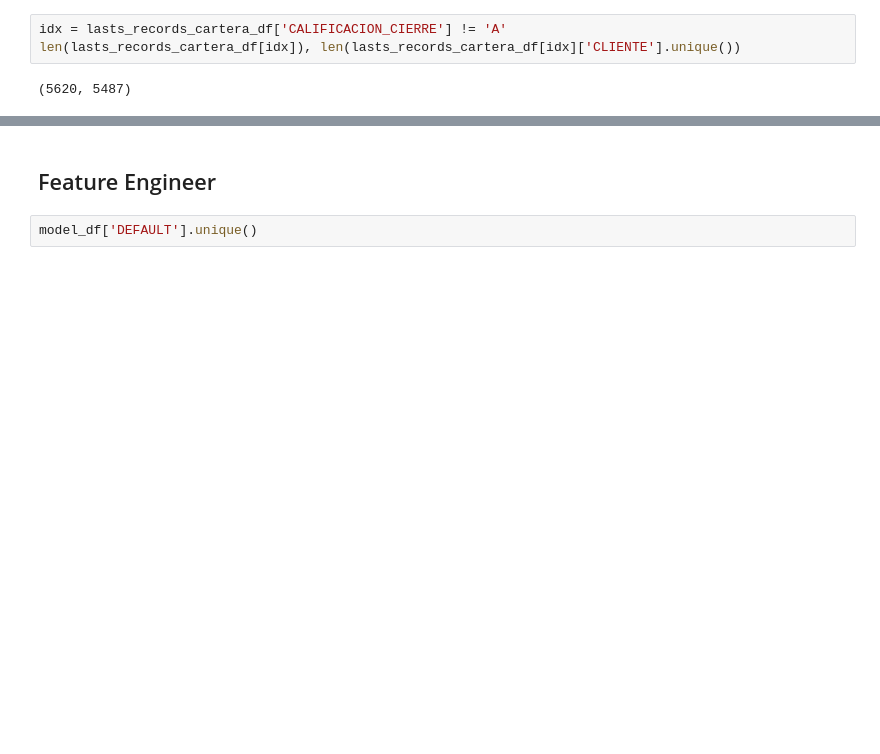
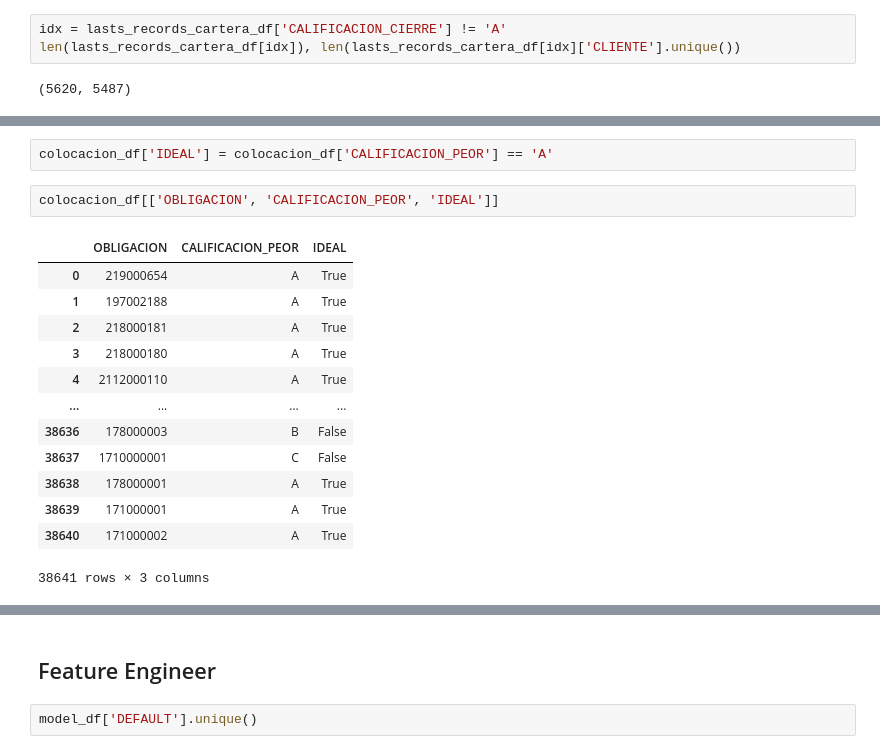
Before and after one commit to hdt94/ds4a-project, a Jupyter notebook: analytics/exploring/Modeling_Linear.ipynb, the cells around one changed output, grey strips where cells are left out. Drawn from its saved outputs; the diff is of its cells as text; blank space fills up the shorter version.

```diff
--- a/analytics/exploring/Modeling_Linear.ipynb
+++ b/analytics/exploring/Modeling_Linear.ipynb
@@ -83,0 +87,18 @@ model1_df = model1_df.rename(columns={'CLIENTE_left':'CLIENTE',
+# %%
+colocacion_df['IDEAL'] = colocacion_df['CALIFICACION_PEOR'] == 'A'
+# %%
+colocacion_df[['OBLIGACION', 'CALIFICACION_PEOR', 'IDEAL']]
+# %% [output]
+|  | OBLIGACION | CALIFICACION_PEOR | IDEAL |
+| 0 | 219000654 | A | True |
+| 1 | 197002188 | A | True |
+| 2 | 218000181 | A | True |
+| 3 | 218000180 | A | True |
+| 4 | 2112000110 | A | True |
+| ... | ... | ... | ... |
+| 38636 | 178000003 | B | False |
+| 38637 | 1710000001 | C | False |
+| 38638 | 178000001 | A | True |
+| 38639 | 171000001 | A | True |
+| 38640 | 171000002 | A | True |
+38641 rows × 3 columns
```
Also changed, not shown: parts of 60 cells of this notebook.
